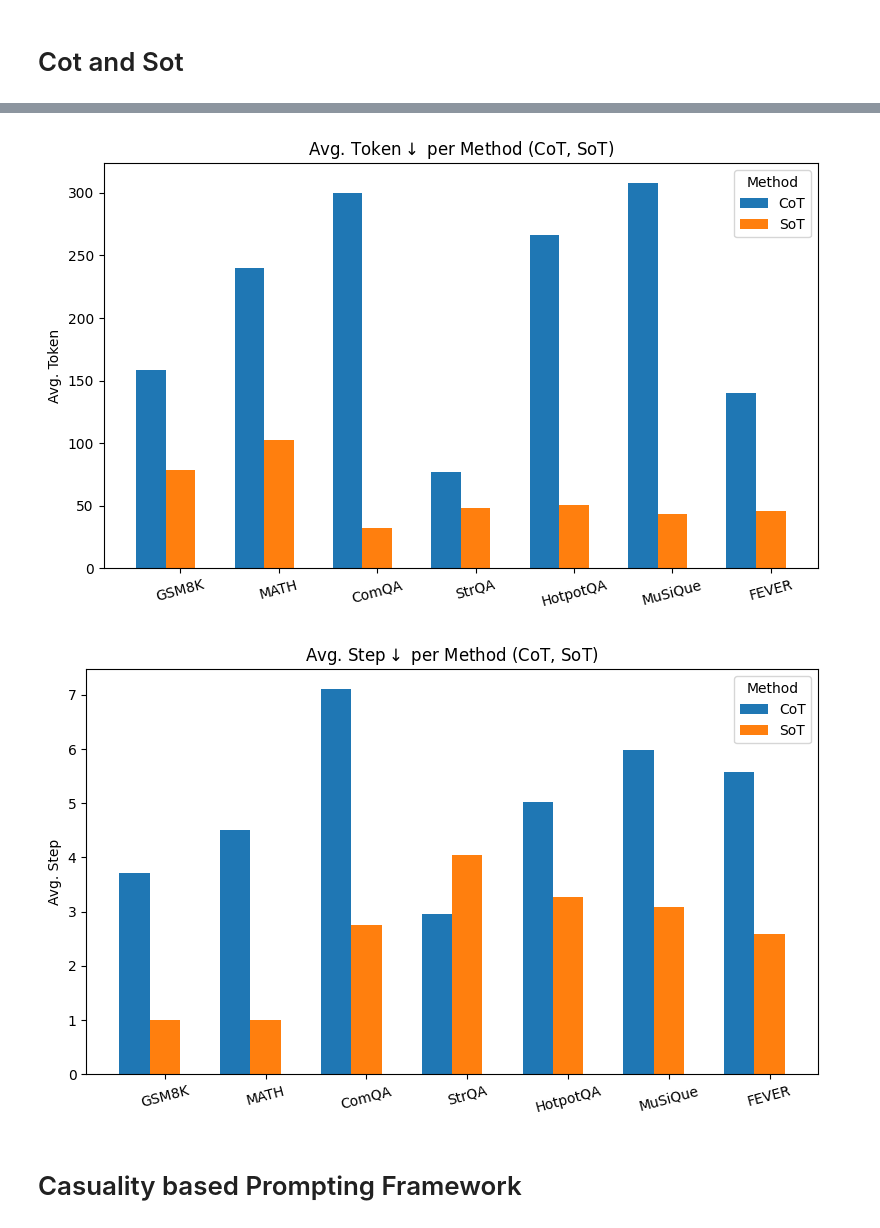
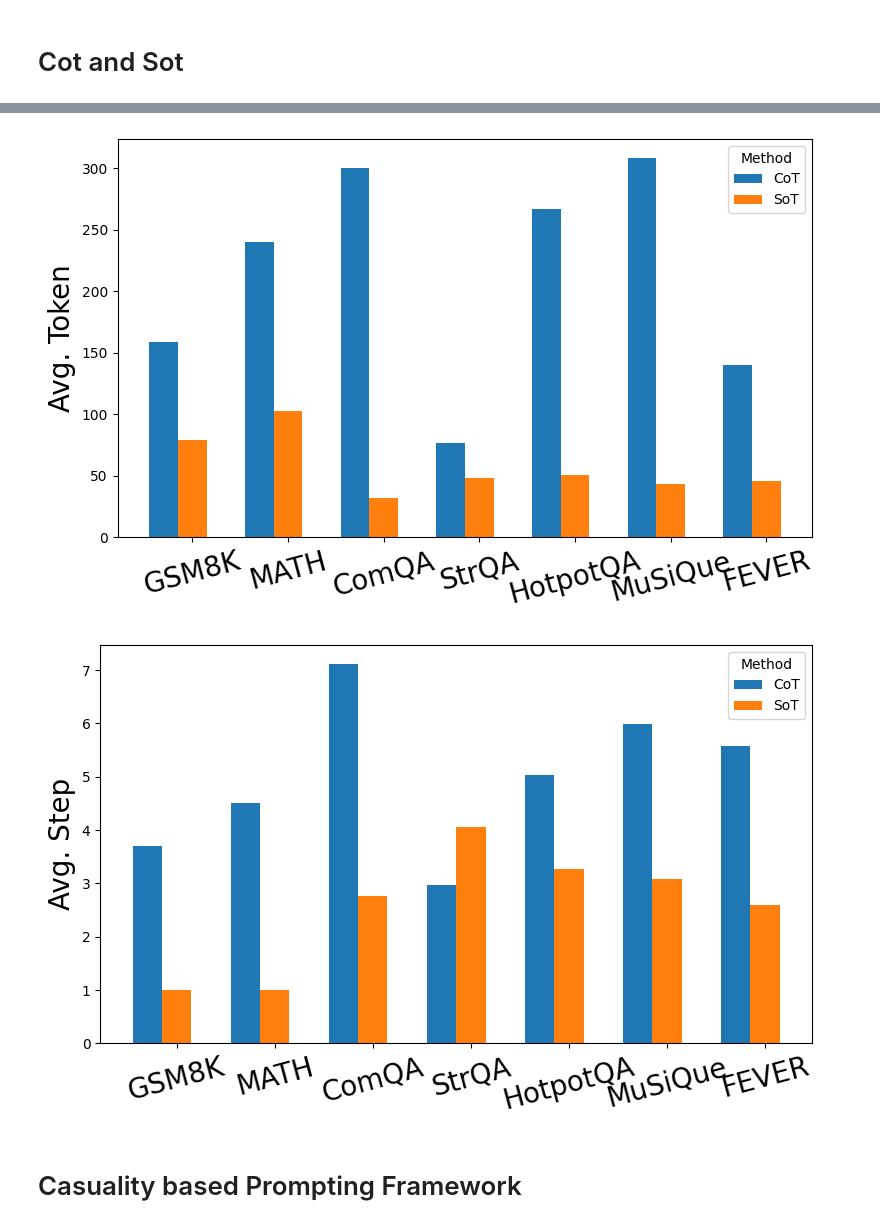
Before and after one commit to Aisuko/acps, a Jupyter notebook: efficiency_comparison/efficiency-analysis.ipynb, the cells around one changed output, grey strips where cells are left out. Cells and saved outputs as stored; diff of their text form; code cells hidden in the pictures.

```diff
--- a/efficiency_comparison/efficiency-analysis.ipynb
+++ b/efficiency_comparison/efficiency-analysis.ipynb
@@ -255,15 +255,15 @@ for i, method in enumerate(methods_plot1):
     ax.bar(x + (i - n_methods/2) * bar_width, avg_tokens_plot1[i], width=bar_width,
            color=colors[i], label=method)
 ax.set_xticks(x)
-ax.set_xticklabels(datasets, rotation=15)
-ax.set_ylabel('Avg. Token')
-ax.set_title('Avg. Token$\\downarrow$ per Method (CoT, SoT)')
+ax.set_xticklabels(datasets, rotation=15, fontsize=20)
+ax.set_ylabel('Avg. Token', fontsize=20)
+# ax.set_title('Avg. Token$\\downarrow$ per Method (CoT, SoT)')
 ax.legend(title="Method")
 fig.tight_layout()
 fig.savefig("avg_token_sot_cot.png", dpi=300)
 plt.show()
 # %% [output]
-[figure, old version]
+[figure, new version]
 # %%
 methods_plot1 = ['CoT', 'SoT']
 avg_steps_plot1 = np.array([
@@ -276,37 +276,37 @@ avg_steps_plot1 = np.array([
         avg_steps_musique_cot,
         avg_steps_fever_cot
     ],  # CoT
 
     [
         avg_steps_gsm8k_sot,
         avg_steps_math_sot,
         avg_steps_coqa_sot,
         avg_steps_strqa_sot,
         avg_steps_hotpotqa_sot,
         avg_steps_musique_sot,
         avg_steps_fever_sot
     ]  # SoT
 ])
 
 n_methods = len(methods_plot1)
 x = np.arange(len(datasets))
 bar_width = 0.3
 colors = plt.get_cmap('tab10').colors
 
 fig, ax = plt.subplots(figsize=(8, 5))
 for i, method in enumerate(methods_plot1):
     ax.bar(x + (i - n_methods/2) * bar_width, avg_steps_plot1[i], width=bar_width,
            color=colors[i], label=method)
 ax.set_xticks(x)
-ax.set_xticklabels(datasets, rotation=15)
-ax.set_ylabel('Avg. Step')
-ax.set_title('Avg. Step$\\downarrow$ per Method (CoT, SoT)')
+ax.set_xticklabels(datasets, rotation=15, fontsize=20)
+ax.set_ylabel('Avg. Step', fontsize=20)
+# ax.set_title('Avg. Step$\\downarrow$ per Method (CoT, SoT)')
 ax.legend(title="Method")
 fig.tight_layout()
 fig.savefig("avg_steps_cot_sot.png", dpi=300)
 plt.show()
 # %% [output]
-[figure, old version]
+[figure, new version]
 # %% [markdown]
 # Casuality based Prompting Framework
 # %%
```
Also changed, not shown: parts of 7 cells of this notebook, 6 other files.
